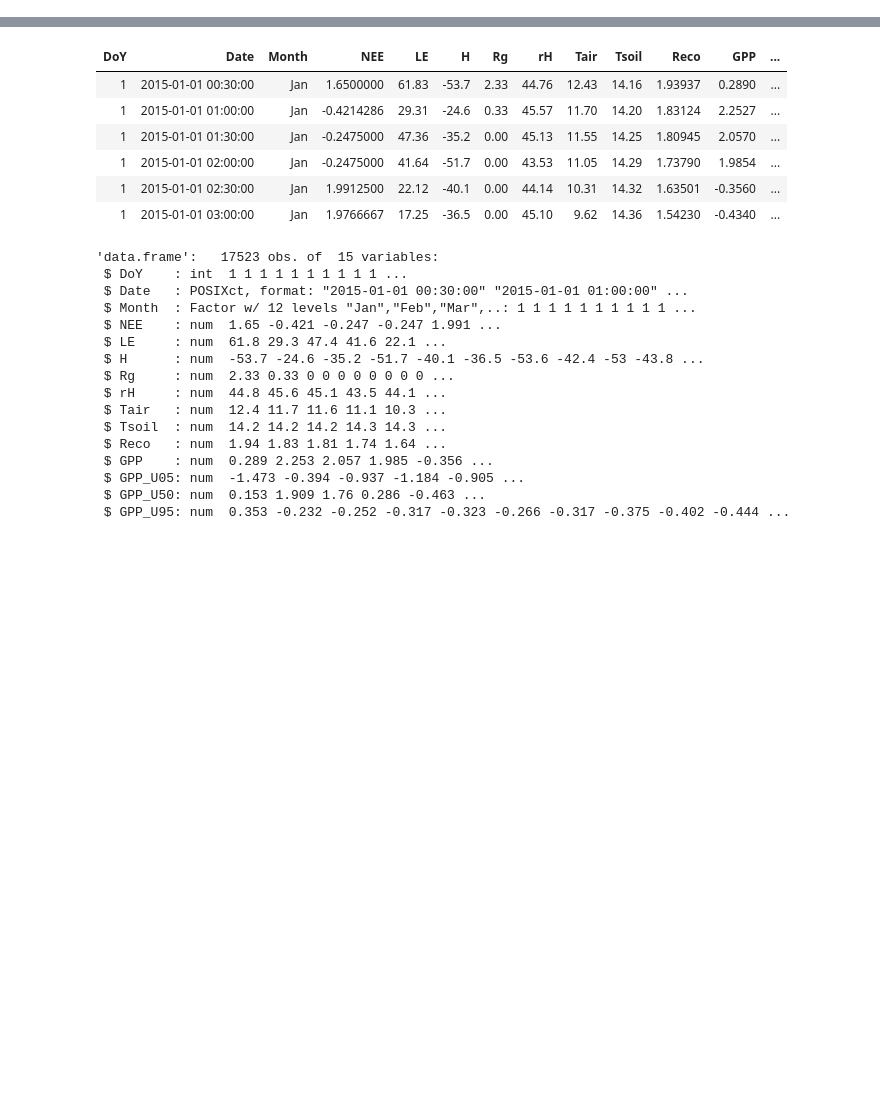
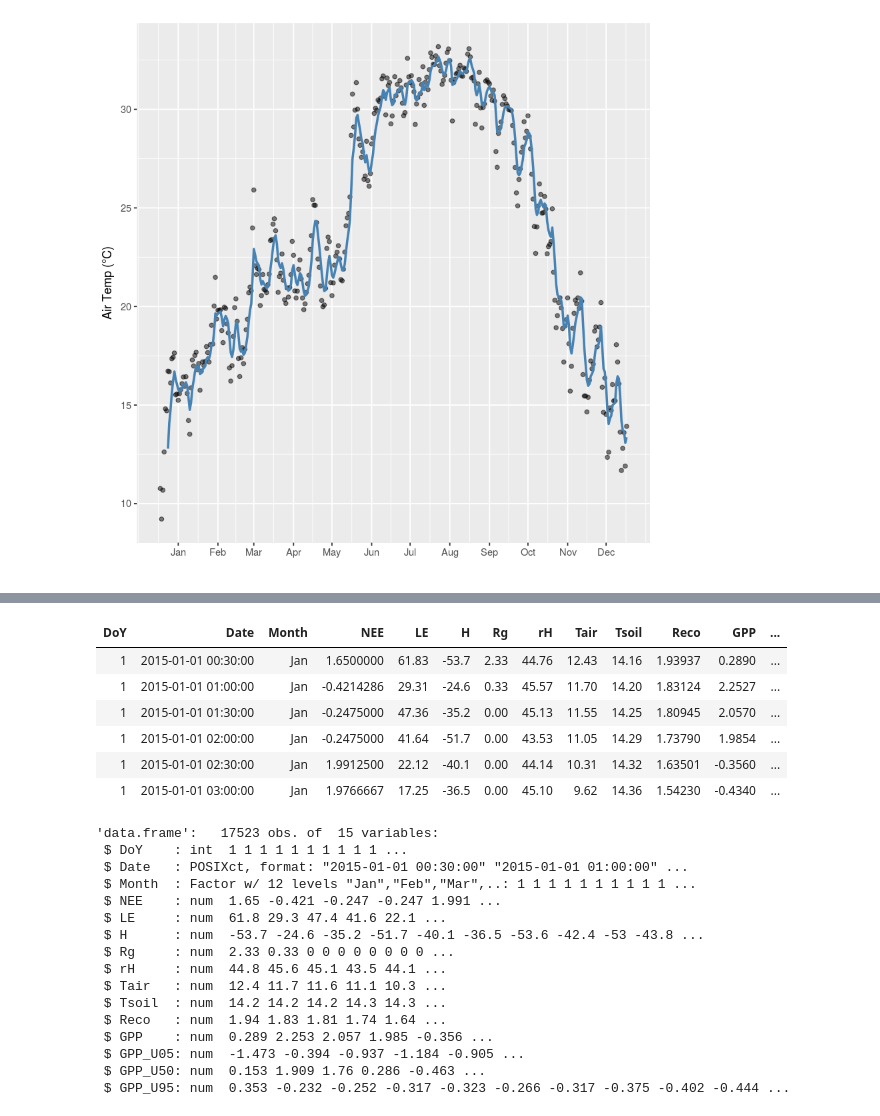
Before and after one commit to carloslizarragac/Sargento, a Jupyter notebook: Sargento/CO2-Analysis.ipynb, the cells around one changed output, grey strips where cells are left out. Saved outputs shown, nothing was run; the diff lists cells and outputs as text; code cells hidden in the pictures; blank space fills up the shorter version.

```diff
--- a/Sargento/CO2-Analysis.ipynb
+++ b/Sargento/CO2-Analysis.ipynb
@@ -41,0 +226,11 @@ str(df_dist1)
+# %%
+# Average daily temperature
+library(plyr)
+require(TTR)
+df_DailyTemp <- ddply(.data = df_met2015, .variables = .(yday(Date)), summarize,
+      ave_AirTemp = mean(AirTemp))
+#        Datum sum_precip
+df_DailyTemp$EMA_ave_airTemp <- EMA(df_DailyTemp$ave_AirTemp, n=7, ratio=2/(5+1))
+names(df_DailyTemp) <- c("doy", "DailyTemp", "EMA_DailyTemp")
+str(df_DailyTemp)
+head(df_DailyTemp)
@@ -41,0 +249,11 @@ str(df_dist1)
+# %%
+q <- ggplot(df_DailyTemp, aes(x = doy)) +
+     scale_x_continuous(breaks=c(15,46,74,105,135,166,196,227,258,288,319,349),
+                        labels=c("Jan", "Feb", "Mar", "Apr", "May", "Jun", "Jul",
+                                 "Aug", "Sep", "Oct", "Nov", "Dec"))
+q <- q + geom_point(data=df_DailyTemp, aes(y=DailyTemp), alpha = 1/2) +
+       geom_line(data=df_DailyTemp, aes(y=EMA_DailyTemp), color='steelblue', size=1) +
+       labs(x="", y="Air Temp (°C)")
+
+q
+# %% [output]
@@ -41,0 +262 @@ str(df_dist1)
+[figure, added]
```
Also changed, not shown: parts of 15 cells of this notebook, 2 other files.
